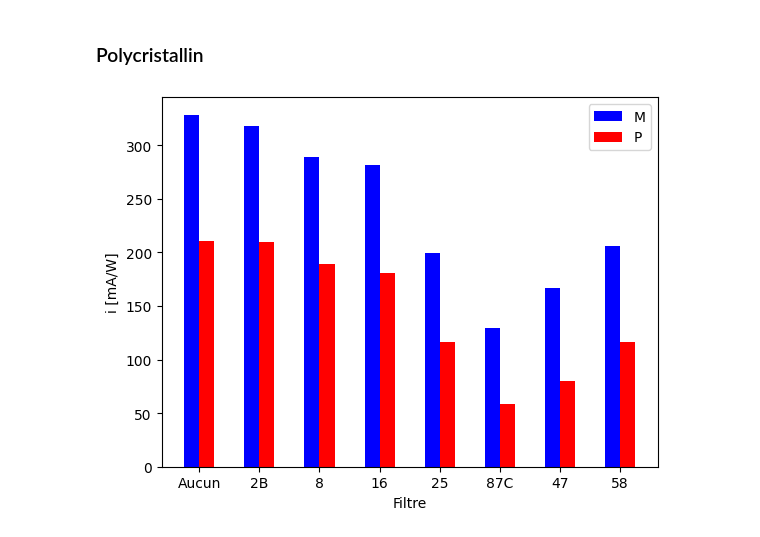
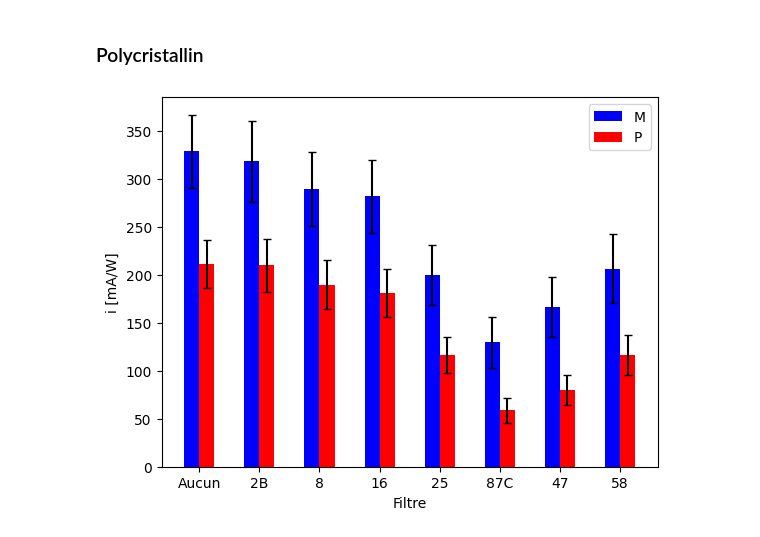
Before and after one commit to TomVdt/TPII-rapports, a Jupyter notebook: 01-J7-energie-solaire/analyse/exp4.ipynb, the cells around one changed output. Cells and saved outputs as stored; diff of their text form; code cells hidden in the pictures.

```diff
--- a/01-J7-energie-solaire/analyse/exp4.ipynb
+++ b/01-J7-energie-solaire/analyse/exp4.ipynb
@@ -44,15 +51,18 @@ tikz.save("../plots/Pgamma(filtre).tikz")
 ### Amorphe
 # %%
 # i = Igamma / Pgamma
-igamma = pd.read_csv("../data/Igamma(filtre),amorphe,d=42cm.csv", delimiter=", ")
+igammadata = pd.read_csv("../data/Igamma(filtre),amorphe,d=42cm.csv", delimiter=", ")
+igamma = igammadata["Igamma [mA]"]
+delta_igamma = np.ones(len(igamma))
 
 # Fit data linearly
-i = igamma["Igamma [mA]"] / pgamma["Pgamma [W/m^2]"] * 100
-x = np.arange(len(pgamma["Filtre"]))
+i = igamma / Pgamma
+delta_i = delta_igamma / Pgamma + igamma / (Pgamma ** 2) * delta_Pgamma
+x = np.arange(len(filtres))
 
-plt.bar(x, i, capsize=10, width=barwidth, color=colors["A"], label="A")
+plt.bar(x, i, yerr=delta_i, capsize=capsize, width=barwidth, color=colors["A"], label="A")
 plt.legend()
-plt.xticks(x, pgamma["Filtre"])
+plt.xticks(x, pgammaSdata["Filtre"])
 plt.xlabel("Filtre")
 plt.ylabel("i [mA/W]")
 tikz.save("../plots/Igamma(filtre),A.tikz")
@@ -63,25 +73,32 @@ tikz.save("../plots/Igamma(filtre),A.tikz")
 # %% [markdown]
 ### Polycristallin
 # %%
-x = np.arange(len(igamma["Filtre"]))
+x = np.arange(len(igammadata["Filtre"]))
 
-igamma = pd.read_csv("../data/Igamma(filtre),monocristallin,d=42cm.csv", delimiter=", ")
+igammadata = pd.read_csv("../data/Igamma(filtre),monocristallin,d=42cm.csv", delimiter=", ")
+igamma = igammadata["Igamma [mA]"]
+delta_igamma = np.ones(len(igamma))
 
 # i = Igamma / Pgamma
-i = igamma["Igamma [mA]"] / pgamma["Pgamma [W/m^2]"] * 100
+i = igamma / Pgamma
+delta_i = delta_igamma / Pgamma + igamma / (Pgamma ** 2) * delta_Pgamma
 
-plt.bar(x, i, capsize=10, width=barwidth, color=colors["M"], label="M")
+plt.bar(x, i, yerr=delta_i, capsize=capsize, width=barwidth, color=colors["M"], label="M")
 
 # i = Igamma / Pgamma
-igamma = pd.read_csv("../data/Igamma(filtre),polycristallin,d=42cm.csv", delimiter=", ")
-i = igamma["Igamma [mA]"] / pgamma["Pgamma [W/m^2]"] * 100
+igammadata = pd.read_csv("../data/Igamma(filtre),polycristallin,d=42cm.csv", delimiter=", ")
+igamma = igammadata["Igamma [mA]"]
+delta_igamma = np.ones(len(igamma))
 
-plt.bar(x + barwidth, i, capsize=10, width=barwidth, color=colors["P"], label="P")
+i = igamma / Pgamma
+delta_i = delta_igamma / Pgamma + igamma / (Pgamma ** 2) * delta_Pgamma
+
+plt.bar(x + barwidth, i, yerr=delta_i, capsize=capsize, width=barwidth, color=colors["P"], label="P")
 
 plt.legend()
-plt.xticks(x + barwidth/2, igamma["Filtre"])
+plt.xticks(x + barwidth/2, filtres)
 plt.xlabel("Filtre")
 plt.ylabel("i [mA/W]")
 tikz.save("../plots/Igamma(filtre),MP.tikz")
 # %% [output]
-[figure, old version]
+[figure, new version]
```
Also changed, not shown: parts of 4 cells of this notebook, 10 other files.
